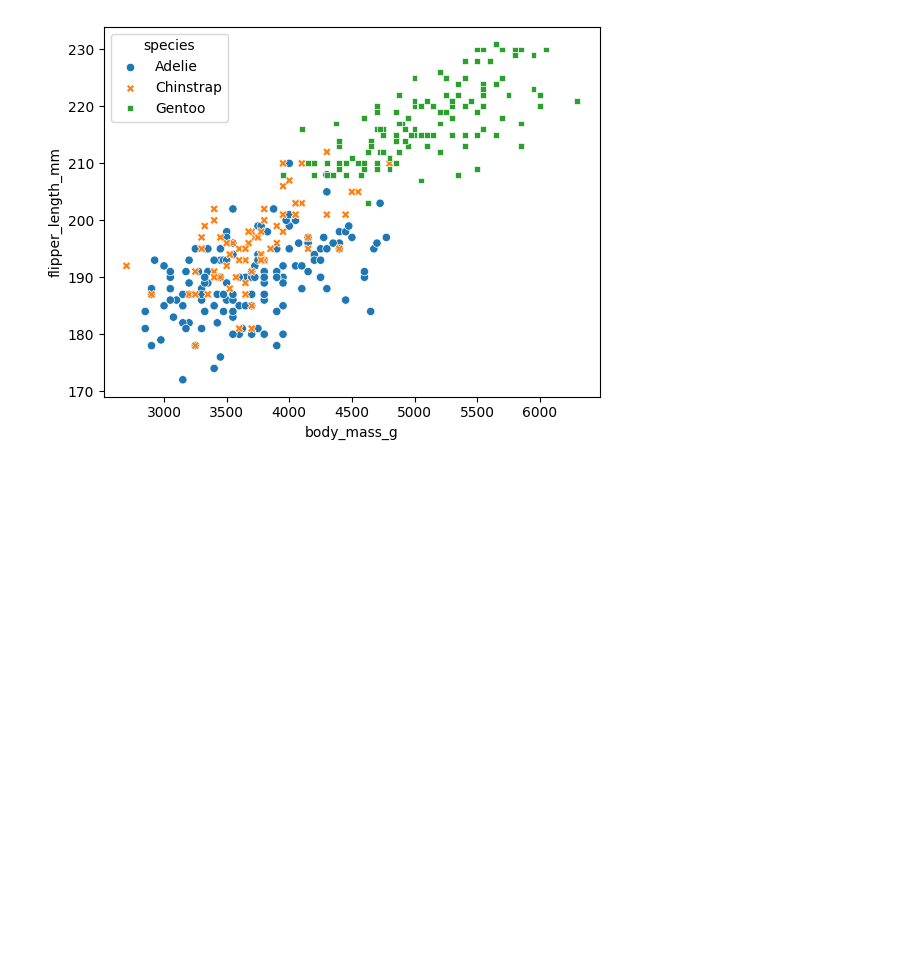
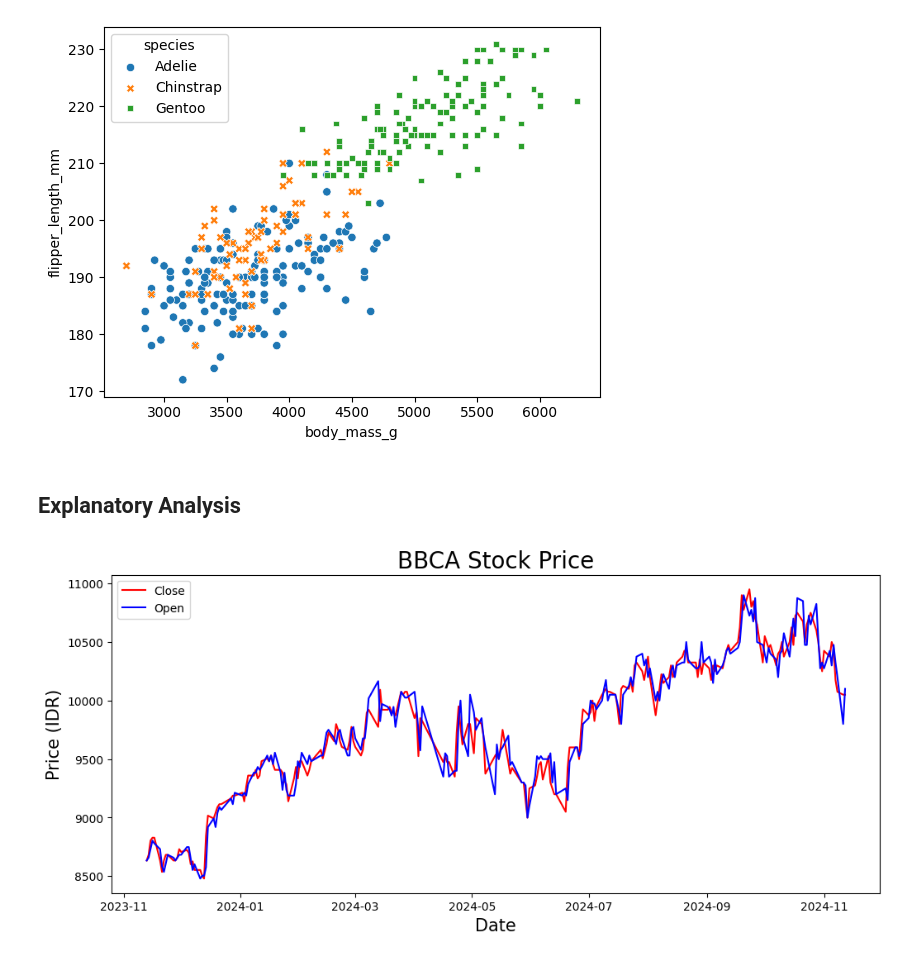
Before and after one commit to JoshInkiriwang/Data_Science_Dicoding, a Jupyter notebook: Analisis_Data_Python/Data_Visualisation.ipynb, the cells around one changed output. Saved outputs shown, nothing was run; the diff lists cells and outputs as text; code cells hidden in the pictures; blank space fills up the shorter version.

Commit message:
Add Project Data Visualisation and Update

```diff
--- a/Analisis_Data_Python/Data_Visualisation.ipynb
+++ b/Analisis_Data_Python/Data_Visualisation.ipynb
@@ -347,3 +347,29 @@ sns.scatterplot(data=penguins, x="body_mass_g", y="flipper_length_mm", hue="spec
 plt.show()
 # %% [output]
 [figure]
+# %% [markdown]
+## Explanatory Analysis
+# %%
+import pandas as pd
+import matplotlib.pyplot as plt
+
+import matplotlib.pyplot as plt
+import seaborn as sns
+import yfinance as yahooFinance
+
+# Mengambil data dari yahoo finance tentang saham bank bca
+getBBCAinfo = yahooFinance.Ticker("BBCA.JK")
+df = getBBCAinfo.history(period="1y") # Jangka waktu data setahun sebelum hari ini.
+
+plt.figure(figsize=(12, 5))
+plt.plot(df.index, df['Close'], label='Close', color='red')
+plt.plot(df.index, df['Open'], label='Open', color='blue')
+plt.title('BBCA Stock Price', size=20)
+plt.xlabel('Date',size=15)
+plt.ylabel('Price (IDR)',size=15)
+
+plt.legend()
+
+plt.show()
+# %% [output]
+[figure, added]
```
Also changed, not shown: parts of 4 cells of this notebook, 1 other file.
